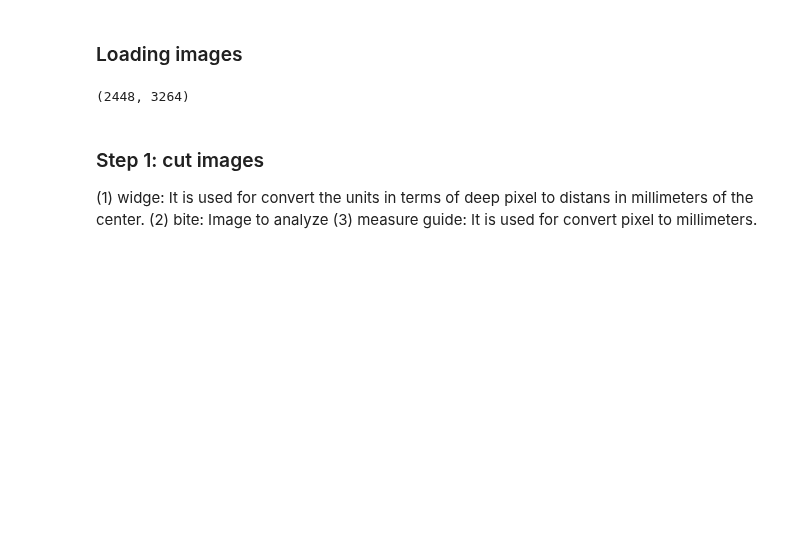
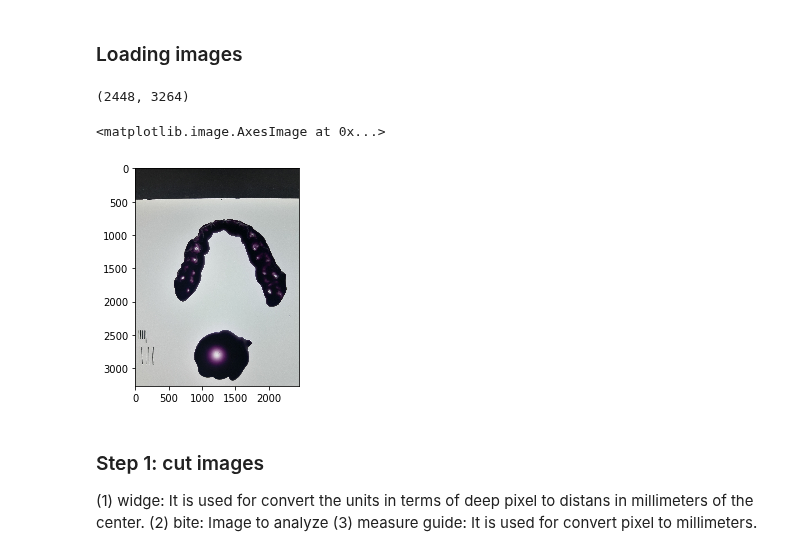
Before and after one commit to DoritaSuarez/DashExamples, a Jupyter notebook: Calculos.ipynb, the cells around one changed output. Saved outputs shown, nothing was run; the diff lists cells and outputs as text; code cells hidden in the pictures; blank space fills up the shorter version.

```diff
--- a/Calculos.ipynb
+++ b/Calculos.ipynb
@@ -24,9 +24,12 @@ from numba import vectorize, float64, int64
 # %%
 image = Image.open('Samsung.jpg')
 image_bw = image.convert(mode = "L") # Transform to black and white
 print(image_bw.size) # [0]: width in pixels [1]: height in pixels
+plt.imshow(image)
 # %% [output]
 (2448, 3264)
+<matplotlib.image.AxesImage at 0x...>
+[figure, added]
 # %% [markdown]
 ### Step 1: cut images
 (1) widge: It is used for convert the units in terms of deep pixel to distans in millimeters of the center.
```
Also changed, not shown: 2 other files.
